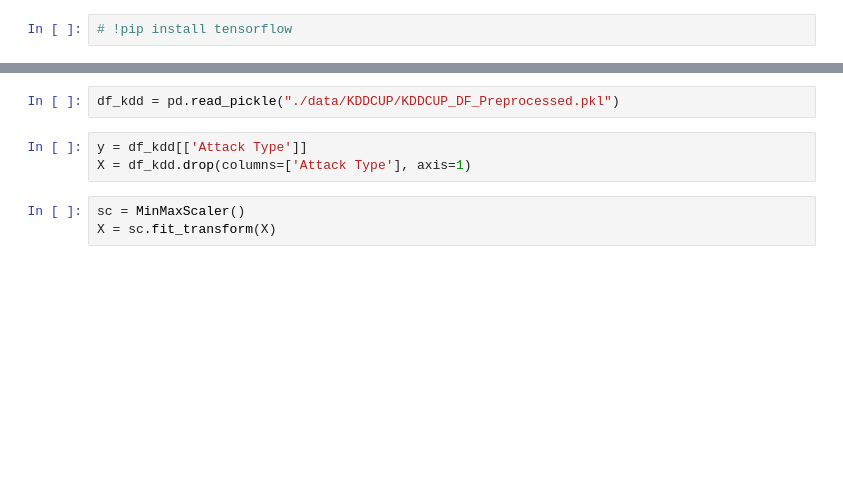
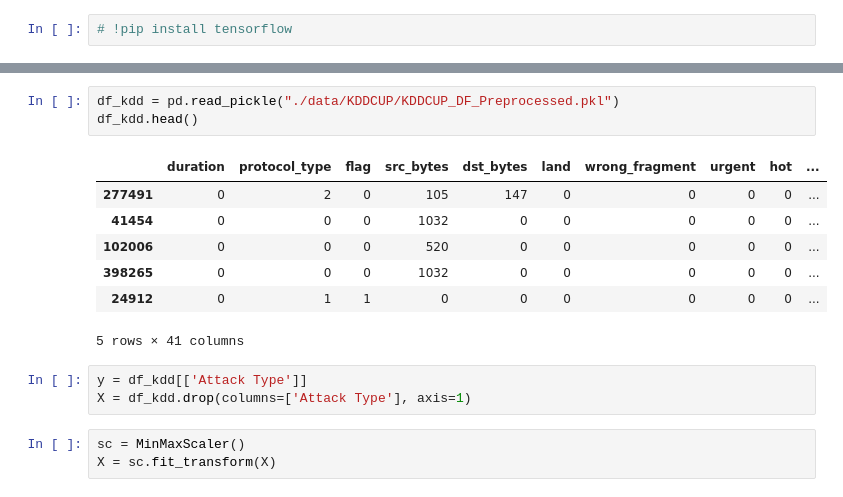
Before and after one commit to mannanrehbari/NetworkIntrusionDetectionSystem, a Jupyter notebook: 02_KDDCUP_Training.ipynb, the cells around one changed output, grey strips where cells are left out. Saved outputs shown, nothing was run; the diff lists cells and outputs as text; blank space fills up the shorter version.

```diff
--- a/02_KDDCUP_Training.ipynb
+++ b/02_KDDCUP_Training.ipynb
@@ -15,5 +18,14 @@ from joblib import dump
 # %%
 df_kdd = pd.read_pickle("./data/KDDCUP/KDDCUP_DF_Preprocessed.pkl")
+df_kdd.head()
+# %% [output]
+|  | duration | protocol_type | flag | src_bytes | dst_bytes | land | wrong_fragment | urgent | hot | ... |
+| 277491 | 0 | 2 | 0 | 105 | 147 | 0 | 0 | 0 | 0 | ... |
+| 41454 | 0 | 0 | 0 | 1032 | 0 | 0 | 0 | 0 | 0 | ... |
+| 102006 | 0 | 0 | 0 | 520 | 0 | 0 | 0 | 0 | 0 | ... |
+| 398265 | 0 | 0 | 0 | 1032 | 0 | 0 | 0 | 0 | 0 | ... |
+| 24912 | 0 | 1 | 1 | 0 | 0 | 0 | 0 | 0 | 0 | ... |
+5 rows × 41 columns
 # %%
 y = df_kdd[['Attack Type']]
 X = df_kdd.drop(columns=['Attack Type'], axis=1)
```
Also changed, not shown: parts of 15 cells of this notebook, 8 other files.
